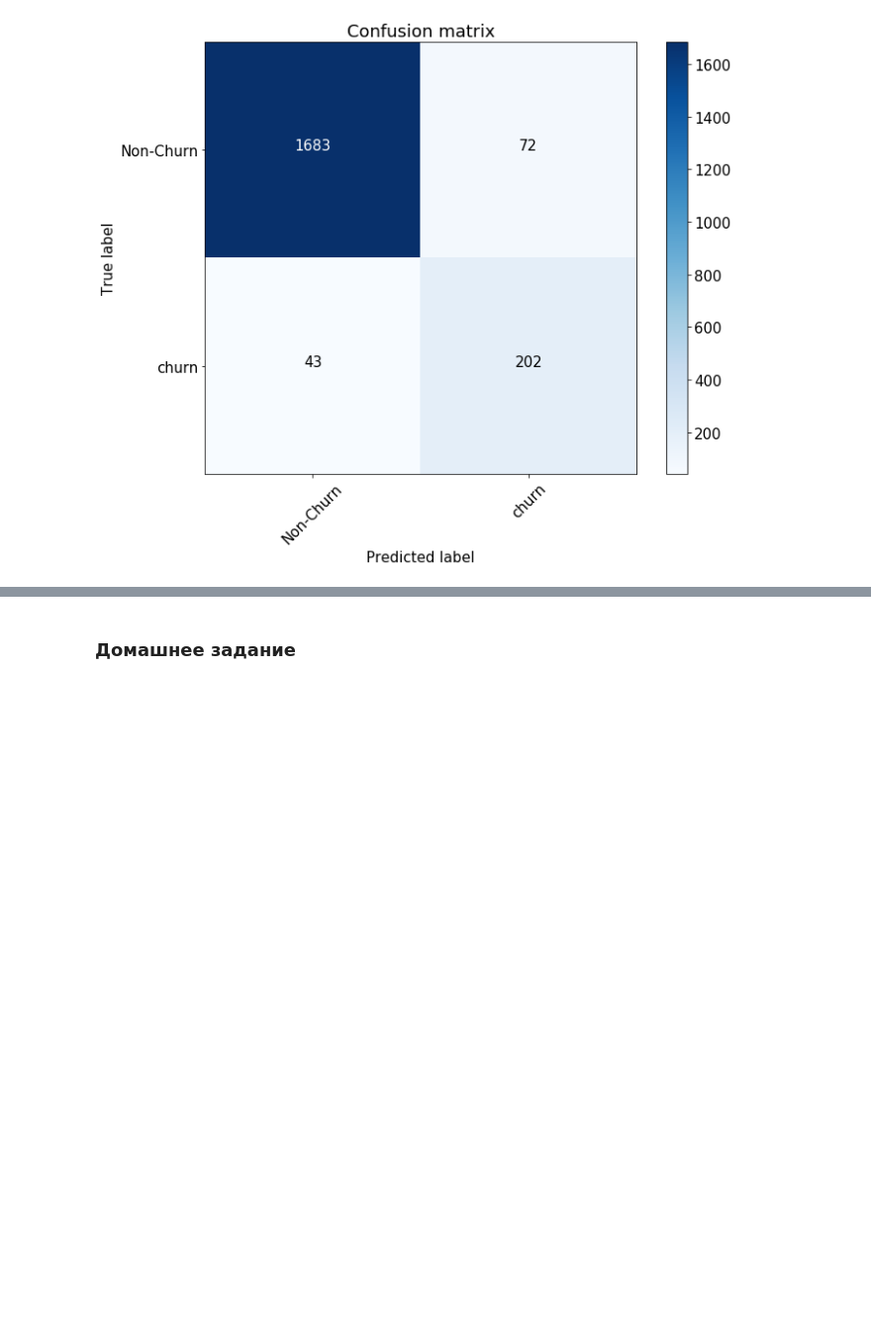
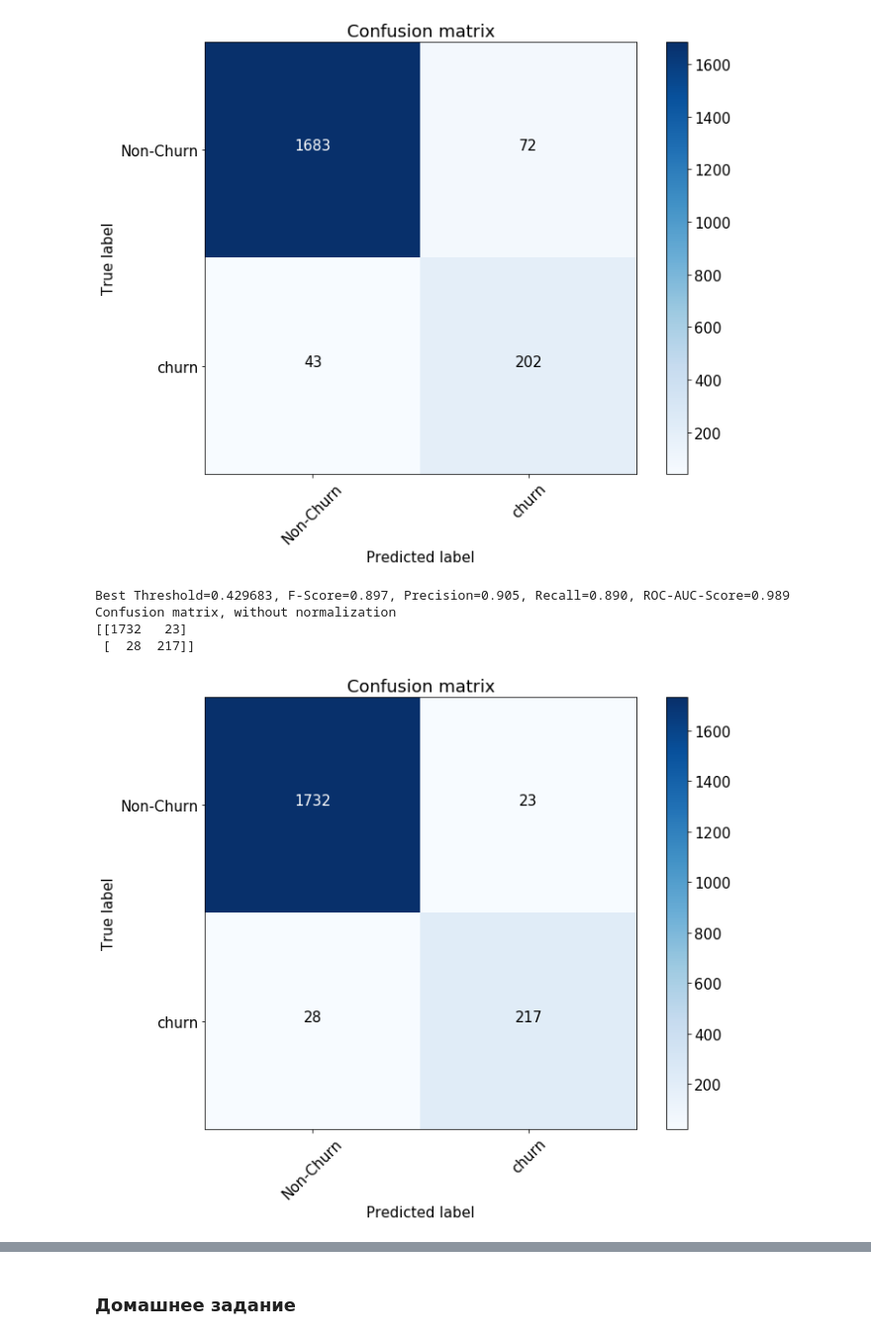
Before and after one commit to nnnedelkina/MLInBusiness, a Jupyter notebook: HW2.ipynb, the cells around one changed output, grey strips where cells are left out. Shown: that part at 99% size. Cells and saved outputs as stored; diff of their text form; code cells hidden in the pictures; blank space fills up the shorter version.

Commit message:
homework for lesson 2 - idf-подобный вес документов

```diff
--- a/HW2.ipynb
+++ b/HW2.ipynb
@@ -343,3 +343,12 @@ array([0.        , 0.        , 0.06376936, 0.        , 0.03589928,
        0.        , 0.        , 0.        , 0.0642123 , 0.21934968,
        0.        , 0.        , 0.        , 0.        , 0.        ,
        0.16557053, 0.        , 0.05162129, 0.11968736, 0.19992943])
+# %%
+from math import log
+doc_weight_dict = {}
+max_weight = 0
+for (doc_id, topics) in doc_dict.items():
+    weight = doc_weight_dict[doc_id] = log(len(topics)/np.count_nonzero(topics))
+    if max_weight < weight:
+        max_weight = weight
+max_weight
@@ -346,9 +357,9 @@ array([0.        , 0.        , 0.06376936, 0.        , 0.03589928,
 # %%
 user_articles_list = users['articles'].iloc[33]
 
-def get_user_embedding(user_articles_list, aggregate = None):
+def get_user_embedding(user_articles_list, aggregate = None, use_doc_weights = False):
     user_articles_list = eval(user_articles_list)
-    user_vector = np.array([doc_dict[doc_id] for doc_id in user_articles_list])
+    user_vector = np.array([doc_dict[doc_id] * (doc_weight_dict[doc_id] if use_doc_weights else 1) for doc_id in user_articles_list])
     if aggregate == None:
         aggregate = lambda x: np.mean(x, 0)
     user_vector = aggregate(user_vector)
@@ -364,8 +375,8 @@ array([0.09362507, 0.        , 0.        , 0.00174119, 0.0358265 ,
 # %% [markdown]
 Теперь получим эмбединги для всех пользователей и проверим их качество на конкретной downstream-задаче
 # %%
-def get_user_embeddings(users, aggregate):
-    user_embeddings = pd.DataFrame([i for i in users['articles'].apply(lambda x: get_user_embedding(x, aggregate), 1)])
+def get_user_embeddings(users, aggregate, use_doc_weights = False):
+    user_embeddings = pd.DataFrame([i for i in users['articles'].apply(lambda x: get_user_embedding(x, aggregate, use_doc_weights), 1)])
     user_embeddings.columns = ['topic_{}'.format(i) for i in range(25)]
     user_embeddings['uid'] = users['uid'].values
     user_embeddings = user_embeddings[['uid']+['topic_{}'.format(i) for i in range(25)]]
@@ -388,8 +399,8 @@ import matplotlib.pyplot as plt
 
 
 
-def train_and_predict(users, target, aggregate):
-    user_embeddings = get_user_embeddings(users, aggregate)
+def train_and_predict(users, target, aggregate, use_doc_weights = False):
+    user_embeddings = get_user_embeddings(users, aggregate, use_doc_weights)
     X = pd.merge(user_embeddings, target, 'left')
 #    display(X.head(3))
     X_train, X_test, y_train, y_test = train_test_split(X[['topic_{}'.format(i) for i in range(25)]],
@@ -486,6 +497,16 @@ Confusion matrix, without normalization
 [[1683   72]
  [  43  202]]
 [figure]
+# %%
+#наши прогнозы для тестовой выборки - Максимум, с idf-подобным весом документов (документы с меньшим числом тем имеют больший вес)
+y_test, preds = train_and_predict(users, target, lambda x: np.max(x, 0), True)
+all_metrics.append(("Максимум",) + show_metrics(y_test, preds))
+# %% [output]
+Best Threshold=0.429683, F-Score=0.897, Precision=0.905, Recall=0.890, ROC-AUC-Score=0.989
+Confusion matrix, without normalization
+[[1732   23]
+ [  28  217]]
+[figure, added]
 # %%
 for m in all_metrics:
     print(f'{m[0]}: {m[-1]}')
```
Also changed, not shown: parts of 6 cells of this notebook.
